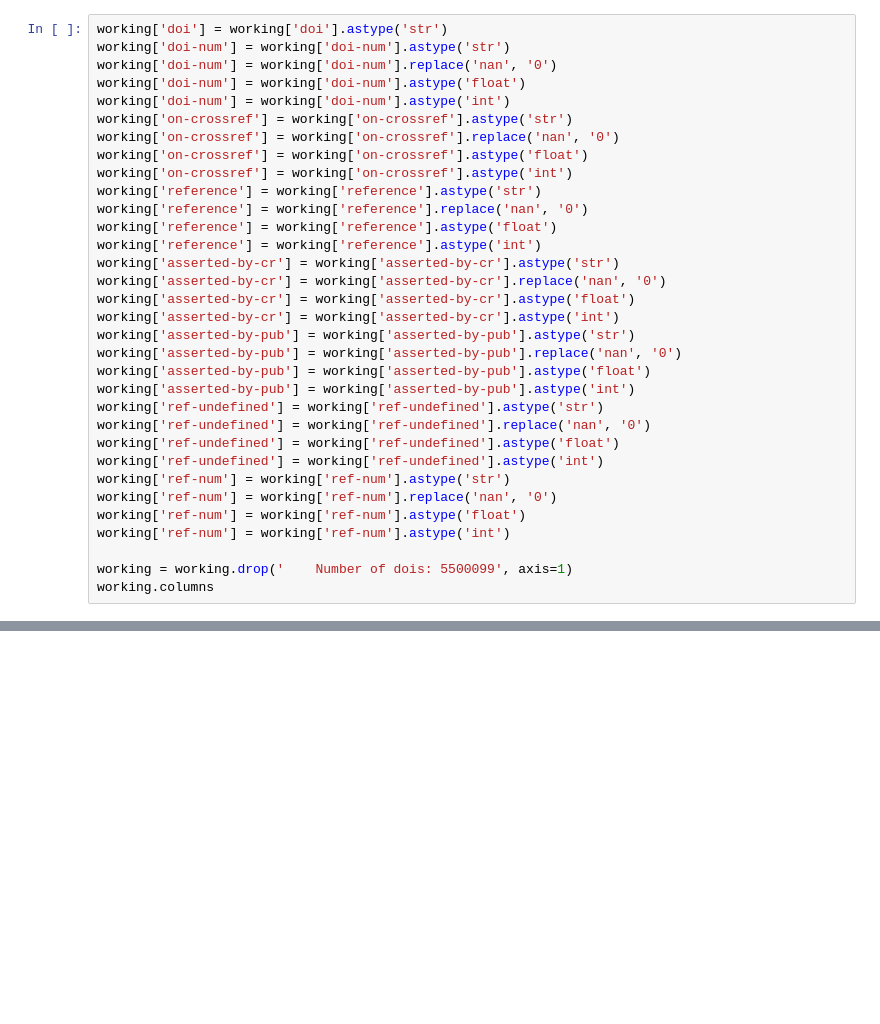
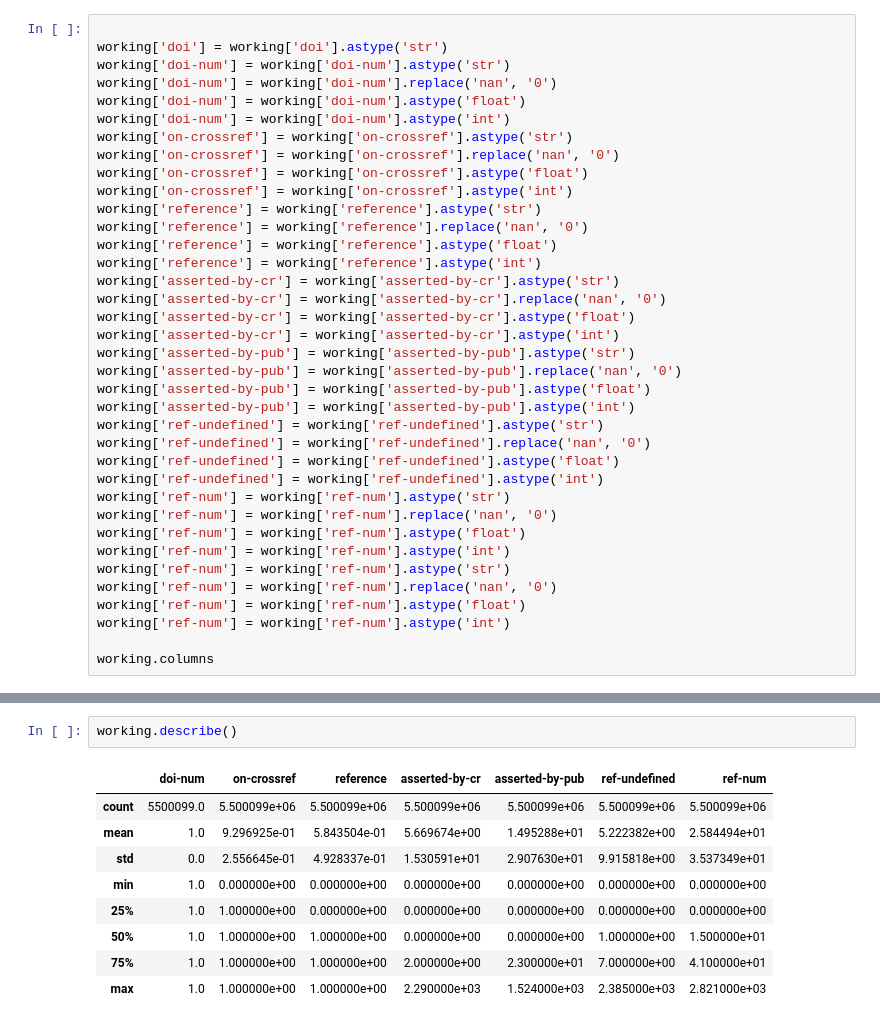
Before and after one commit to open-sci/2021-2022-la-chouffe-code, a Jupyter notebook: plot_exports/data_vizChiara.ipynb, the cells around one changed output, grey strips where cells are left out. Cells and saved outputs as stored; diff of their text form; blank space fills up the shorter version.

```diff
--- a/plot_exports/data_vizChiara.ipynb
+++ b/plot_exports/data_vizChiara.ipynb
@@ -41,4 +57,5 @@ working
 # %%
+
 working['doi'] = working['doi'].astype('str')
 working['doi-num'] = working['doi-num'].astype('str')
 working['doi-num'] = working['doi-num'].replace('nan', '0')
@@ -68,7 +85,10 @@ working['ref-num'] = working['ref-num'].astype('str')
 working['ref-num'] = working['ref-num'].replace('nan', '0')
 working['ref-num'] = working['ref-num'].astype('float')
 working['ref-num'] = working['ref-num'].astype('int')
+working['ref-num'] = working['ref-num'].astype('str')
+working['ref-num'] = working['ref-num'].replace('nan', '0')
+working['ref-num'] = working['ref-num'].astype('float')
+working['ref-num'] = working['ref-num'].astype('int')
 
-working = working.drop('    Number of dois: 5500099', axis=1)
 working.columns
 # %% [output]
@@ -80,0 +179,12 @@ Index(['doi', 'issn', 'doi-num', 'on-crossref', 'reference', 'asserted-by-cr',
+# %%
+working.describe()
+# %% [output]
+|  | doi-num | on-crossref | reference | asserted-by-cr | asserted-by-pub | ref-undefined | ref-num |
+| count | 5500099.0 | 5.500099e+06 | 5.500099e+06 | 5.500099e+06 | 5.500099e+06 | 5.500099e+06 | 5.500099e+06 |
+| mean | 1.0 | 9.296925e-01 | 5.843504e-01 | 5.669674e+00 | 1.495288e+01 | 5.222382e+00 | 2.584494e+01 |
+| std | 0.0 | 2.556645e-01 | 4.928337e-01 | 1.530591e+01 | 2.907630e+01 | 9.915818e+00 | 3.537349e+01 |
+| min | 1.0 | 0.000000e+00 | 0.000000e+00 | 0.000000e+00 | 0.000000e+00 | 0.000000e+00 | 0.000000e+00 |
+| 25% | 1.0 | 1.000000e+00 | 0.000000e+00 | 0.000000e+00 | 0.000000e+00 | 0.000000e+00 | 0.000000e+00 |
+| 50% | 1.0 | 1.000000e+00 | 1.000000e+00 | 0.000000e+00 | 0.000000e+00 | 1.000000e+00 | 1.500000e+01 |
+| 75% | 1.0 | 1.000000e+00 | 1.000000e+00 | 2.000000e+00 | 2.300000e+01 | 7.000000e+00 | 4.100000e+01 |
+| max | 1.0 | 1.000000e+00 | 1.000000e+00 | 2.290000e+03 | 1.524000e+03 | 2.385000e+03 | 2.821000e+03 |
```
Also changed, not shown: parts of 22 cells of this notebook.
